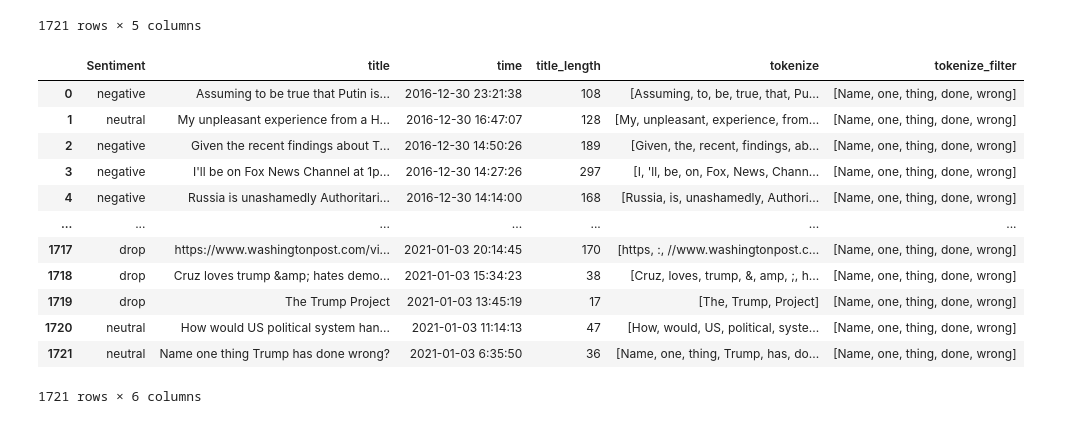
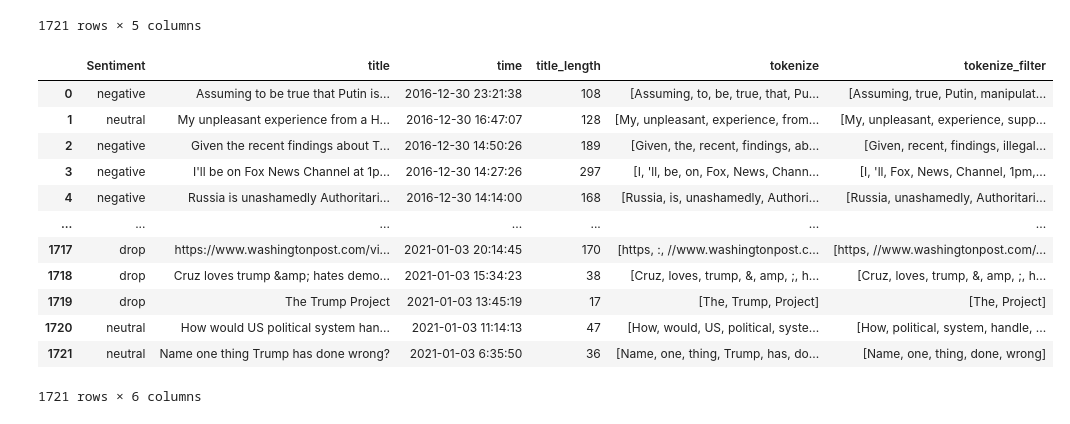
Before and after one commit to FreddyRangelA/project-3, a Jupyter notebook: dataSentiment(f).ipynb, the cells around one changed output. Cells and saved outputs as stored; diff of their text form; code cells hidden in the pictures.

Commit message:
STOPWORDS

```diff
--- a/dataSentiment(f).ipynb
+++ b/dataSentiment(f).ipynb
@@ -97,7 +97,7 @@ sentiment_df
 # %%
 #seting up the stopwords
 
-STOPWORDS=[",",".","!",":","?","US","U","u","Donal","Obama","GOP","Sander","GOP party","Biden","support","would","Hillary","Clinton","year""would","could","Clinton","administration","vote","election","Donald","President","Trump","i", "me", "my", "myself", "we", "our", "ours", "ourselves", "you", "your", "yours", "yourself", "yourselves", "he", "him", "his", "himself", "she", "her", "hers", "herself", "it", "its", "itself", "they", "them", "their", "theirs", "themselves", "what", "which", "who", "whom", "this", "that", "these", "those", "am", "is", "are", "was", "were", "be", "been", "being", "have", "has", "had", "having", "do", "does", "did", "doing", "a", "an", "the", "and", "but", "if", "or", "because", "as", "until", "while", "of", "at", "by", "for", "with", "about", "against", "between", "into", "through", "during", "before", "after", "above", "below", "to", "from", "up", "down", "in", "out", "on", "off", "over", "under", "again", "further", "then", "once", "here", "there", "when", "where", "why", "how", "all", "any", "both", "each", "few", "more", "most", "other", "some", "such", "no", "nor", "not", "only", "own", "same", "so", "than", "too", "very", "s", "t", "can", "will", "just", "don", "should", "now","to"]
+STOPWORDS=["Bernie",",",".","!",":","?","US","U","u","Donal","Obama","GOP","Sander","GOP party","Biden","support","would","Hillary","Clinton","year""would","could","Clinton","administration","vote","election","Donald","President","Trump","i", "me", "my", "myself", "we", "our", "ours", "ourselves", "you", "your", "yours", "yourself", "yourselves", "he", "him", "his", "himself", "she", "her", "hers", "herself", "it", "its", "itself", "they", "them", "their", "theirs", "themselves", "what", "which", "who", "whom", "this", "that", "these", "those", "am", "is", "are", "was", "were", "be", "been", "being", "have", "has", "had", "having", "do", "does", "did", "doing", "a", "an", "the", "and", "but", "if", "or", "because", "as", "until", "while", "of", "at", "by", "for", "with", "about", "against", "between", "into", "through", "during", "before", "after", "above", "below", "to", "from", "up", "down", "in", "out", "on", "off", "over", "under", "again", "further", "then", "once", "here", "there", "when", "where", "why", "how", "all", "any", "both", "each", "few", "more", "most", "other", "some", "such", "no", "nor", "not", "only", "own", "same", "so", "than", "too", "very", "s", "t", "can", "will", "just", "don", "should", "now","to"]
 # %%
 #creating a word claude for the hole data frame
 
@@ -213,34 +213,36 @@ sentiment_df
 # #print(word_tokens)
 # #sentiment_df
 # %%
-#filtered_sentence = []
+filtered_sentence2 = []
 for row in sentiment_df["tokenize"]:
     #print(row)
     stop_words = STOPWORDS
     word_tokens=row
     #print(word_tokens)
     filtered_sentence = [w for w in word_tokens if not w.lower() in stop_words]
     filtered_sentence = []
+    filtered_sentence2.append(filtered_sentence)
     for w in word_tokens:
         if w not in stop_words:
             #print(w)
             filtered_sentence.append(w)
 
     #print(filtered_sentence)
-    sentiment_df['tokenize_filter']=sentiment_df.apply(lambda row: filtered_sentence, axis=1)
 
+#print(filtered_sentence2)
+sentiment_df['tokenize_filter']=filtered_sentence2
 sentiment_df
 # %% [output]
 |  | Sentiment | title | time | title_length | tokenize | tokenize_filter |
-| 0 | negative | Assuming to be true that Putin is... | 2016-12-30 23:21:38 | 108 | [Assuming, to, be, true, that, Pu... | [Name, one, thing, done, wrong] |
-| 1 | neutral | My unpleasant experience from a H... | 2016-12-30 16:47:07 | 128 | [My, unpleasant, experience, from... | [Name, one, thing, done, wrong] |
-| 2 | negative | Given the recent findings about T... | 2016-12-30 14:50:26 | 189 | [Given, the, recent, findings, ab... | [Name, one, thing, done, wrong] |
-| 3 | negative | I'll be on Fox News Channel at 1p... | 2016-12-30 14:27:26 | 297 | [I, 'll, be, on, Fox, News, Chann... | [Name, one, thing, done, wrong] |
-| 4 | negative | Russia is unashamedly Authoritari... | 2016-12-30 14:14:00 | 168 | [Russia, is, unashamedly, Authori... | [Name, one, thing, done, wrong] |
+| 0 | negative | Assuming to be true that Putin is... | 2016-12-30 23:21:38 | 108 | [Assuming, to, be, true, that, Pu... | [Assuming, true, Putin, manipulat... |
+| 1 | neutral | My unpleasant experience from a H... | 2016-12-30 16:47:07 | 128 | [My, unpleasant, experience, from... | [My, unpleasant, experience, supp... |
+| 2 | negative | Given the recent findings about T... | 2016-12-30 14:50:26 | 189 | [Given, the, recent, findings, ab... | [Given, recent, findings, illegal... |
+| 3 | negative | I'll be on Fox News Channel at 1p... | 2016-12-30 14:27:26 | 297 | [I, 'll, be, on, Fox, News, Chann... | [I, 'll, Fox, News, Channel, 1pm,... |
+| 4 | negative | Russia is unashamedly Authoritari... | 2016-12-30 14:14:00 | 168 | [Russia, is, unashamedly, Authori... | [Russia, unashamedly, Authoritari... |
 | ... | ... | ... | ... | ... | ... | ... |
-| 1717 | drop | https://www.washingtonpost.com/vi... | 2021-01-03 20:14:45 | 170 | [https, :, //www.washingtonpost.c... | [Name, one, thing, done, wrong] |
-| 1718 | drop | Cruz loves trump &amp; hates demo... | 2021-01-03 15:34:23 | 38 | [Cruz, loves, trump, &, amp, ;, h... | [Name, one, thing, done, wrong] |
-| 1719 | drop | The Trump Project | 2021-01-03 13:45:19 | 17 | [The, Trump, Project] | [Name, one, thing, done, wrong] |
-| 1720 | neutral | How would US political system han... | 2021-01-03 11:14:13 | 47 | [How, would, US, political, syste... | [Name, one, thing, done, wrong] |
+| 1717 | drop | https://www.washingtonpost.com/vi... | 2021-01-03 20:14:45 | 170 | [https, :, //www.washingtonpost.c... | [https, //www.washingtonpost.com/... |
+| 1718 | drop | Cruz loves trump &amp; hates demo... | 2021-01-03 15:34:23 | 38 | [Cruz, loves, trump, &, amp, ;, h... | [Cruz, loves, trump, &, amp, ;, h... |
+| 1719 | drop | The Trump Project | 2021-01-03 13:45:19 | 17 | [The, Trump, Project] | [The, Project] |
+| 1720 | neutral | How would US political system han... | 2021-01-03 11:14:13 | 47 | [How, would, US, political, syste... | [How, political, system, handle, ... |
 | 1721 | neutral | Name one thing Trump has done wrong? | 2021-01-03 6:35:50 | 36 | [Name, one, thing, Trump, has, do... | [Name, one, thing, done, wrong] |
 1721 rows × 6 columns
```
